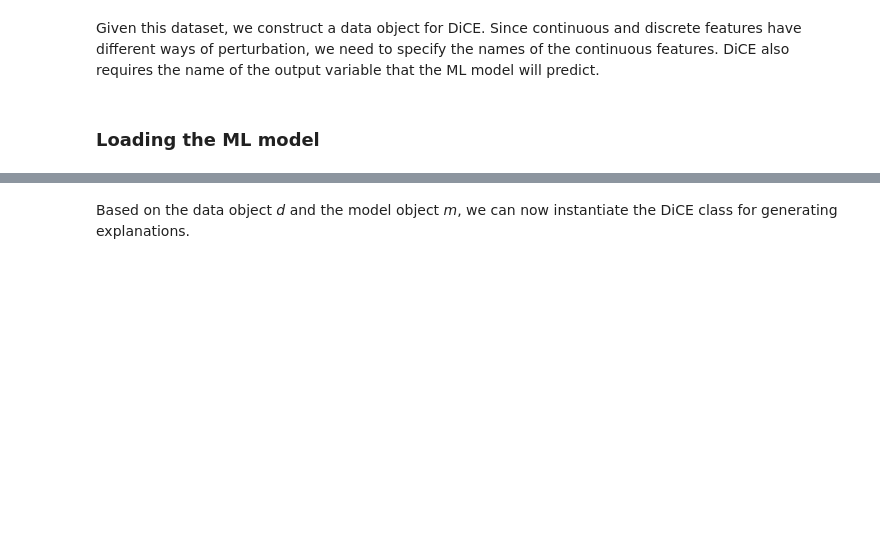
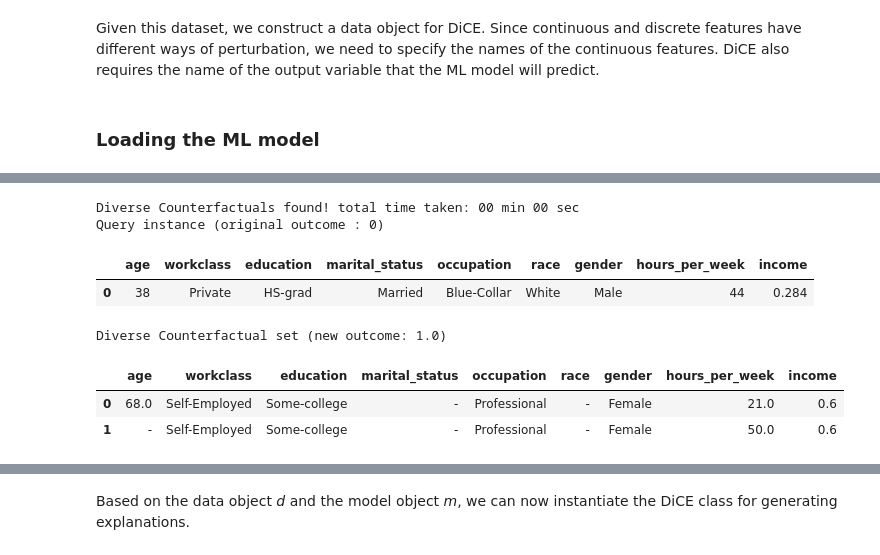
Before and after one commit to interpretml/DiCE, a Jupyter notebook: docs/source/notebooks/DiCE_getting_started.ipynb, the cells around one changed output, grey strips where cells are left out. Saved outputs shown, nothing was run; the diff lists cells and outputs as text; code cells hidden in the pictures; blank space fills up the shorter version.

```diff
--- a/docs/source/notebooks/DiCE_getting_started.ipynb
+++ b/docs/source/notebooks/DiCE_getting_started.ipynb
@@ -53,0 +58,31 @@ The variable *backend* below indicates the implementation type of DiCE we want t
+# %%
+# Split data into train and test
+from sklearn.model_selection import train_test_split
+from sklearn.pipeline import Pipeline
+from sklearn.preprocessing import OneHotEncoder
+from lightgbm import LGBMClassifier
+
+target = dataset["income"]
+datasetX = dataset.drop("income", axis=1)
+x_train, x_test, y_train, y_test = train_test_split(datasetX,
+                                                    target,
+                                                    test_size = 0.2,
+                                                    random_state=0,
+                                                    stratify=target)
+
+numerical=["age", "hours_per_week"]
+categorical = x_train.columns.difference(numerical)
+from sklearn.compose import ColumnTransformer
+
+categorical_transformer = Pipeline(steps=[
+    ('onehot', OneHotEncoder(handle_unknown='ignore'))])
+
+transformations = ColumnTransformer(
+    transformers=[
+        ('cat', categorical_transformer, categorical)])
+
+# Append classifier to preprocessing pipeline.
+# Now we have a full prediction pipeline.
+clf = Pipeline(steps=[('preprocessor', transformations),
+                      ('classifier', LGBMClassifier())])
+model = clf.fit(x_train, y_train)
@@ -53,0 +93,5 @@ The variable *backend* below indicates the implementation type of DiCE we want t
+# %%
+# Using sklearn backend
+m = dice_ml.Model(model=model, backend="sklearn")
+# Using method=random for generating CFs
+exp = dice_ml.Dice(d, m, method="random")
@@ -53,0 +104,12 @@ The variable *backend* below indicates the implementation type of DiCE we want t
+# %%
+e1 = exp.generate_counterfactuals(x_train[0:1], total_CFs=2, desired_class="opposite")
+e1.visualize_as_dataframe(show_only_changes=True)
+# %% [output]
+Diverse Counterfactuals found! total time taken: 00 min 00 sec
+Query instance (original outcome : 0)
+|  | age | workclass | education | marital_status | occupation | race | gender | hours_per_week | income |
+| 0 | 38 | Private | HS-grad | Married | Blue-Collar | White | Male | 44 | 0.284 |
+Diverse Counterfactual set (new outcome: 1.0)
+|  | age | workclass | education | marital_status | occupation | race | gender | hours_per_week | income |
+| 0 | 68.0 | Self-Employed | Some-college | - | Professional | - | Female | 21.0 | 0.6 |
+| 1 | - | Self-Employed | Some-college | - | Professional | - | Female | 50.0 | 0.6 |
```
Also changed, not shown: parts of 47 cells of this notebook, 6 other files.
